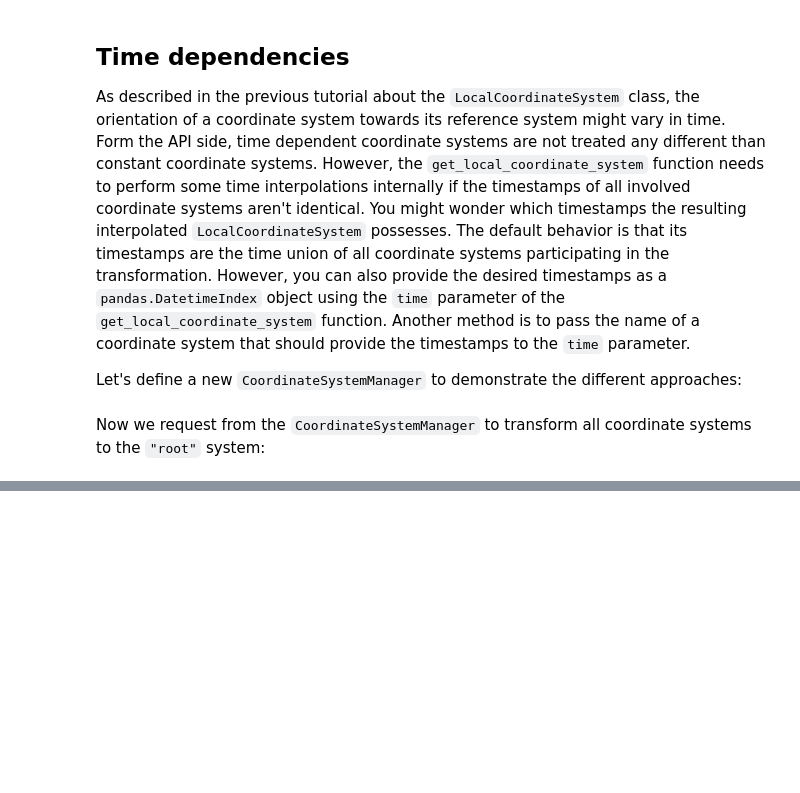
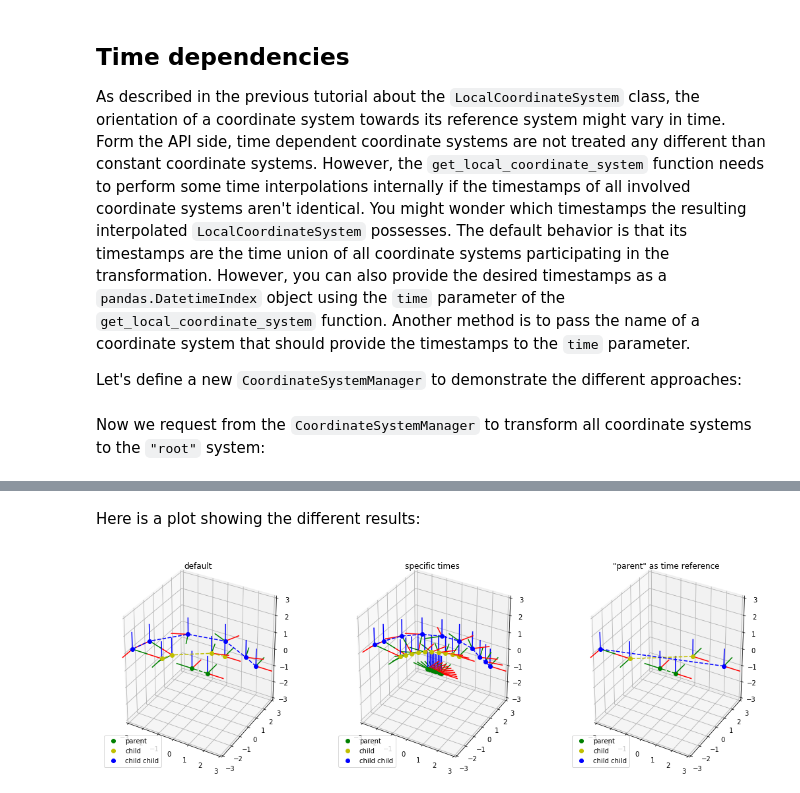
Before and after one commit to BAMWelDX/weldx, a Jupyter notebook: tutorials/transformations_02_coordinate_system_manager.ipynb, the cells around one changed output, grey strips where cells are left out. Saved outputs shown, nothing was run; the diff lists cells and outputs as text; code cells hidden in the pictures; blank space fills up the shorter version.

```diff
--- a/tutorials/transformations_02_coordinate_system_manager.ipynb
+++ b/tutorials/transformations_02_coordinate_system_manager.ipynb
@@ -295,0 +278,64 @@ Canvas(toolbar=Toolbar(toolitems=[('Home', 'Reset original view', 'home', 'home'
+# %% [markdown]
+Here is a plot showing the different results:
+# %%
+def plot_time_dependent_coordinate_system(lcs, name, color, ax):
+    coords = []
+    for i in range(len(lcs.time)):
+        label = None
+        if i == 0:
+            label = name
+        vs.plot_coordinate_system(lcs, ax, color=color, label=label, time_idx=i)
+        coords.append(lcs.coordinates[i].data)
+
+    line_params = "--" + color
+    coords = np.array(coords)
+    ax.plot(coords[:, 0], coords[:, 1], coords[:, 2], line_params)
+
+
+def plot_all_interpolated_coordinate_systems(
+    lcs_parent, lcs_child, lcs_childchild, title, ax
+):
+    plot_time_dependent_coordinate_system(lcs_parent, "parent", "g", ax)
+    plot_time_dependent_coordinate_system(lcs_child, "child", "y", ax)
+    plot_time_dependent_coordinate_system(lcs_childchild, "child child", "b", ax)
+
+    ax.set_xlim([-3, 3])
+    ax.set_ylim([-3, 3])
+    ax.set_zlim([-3, 3])
+    ax.set_title(title)
+    ax.legend(loc="lower left")
+
+
+fig_tdp = plt.figure()
+fig_tdp.set_size_inches(18, 6)
+gs_tdp = fig_tdp.add_gridspec(1, 3)
+ax_0_tdp = fig_tdp.add_subplot(gs_tdp[0, 0], projection="3d")
+ax_1_tdp = fig_tdp.add_subplot(gs_tdp[0, 1], projection="3d")
+ax_2_tdp = fig_tdp.add_subplot(gs_tdp[0, 2], projection="3d")
+
+
+plot_all_interpolated_coordinate_systems(
+    lcs_parent_in_root_default,
+    lcs_child_in_root_default,
+    lcs_childchild_in_root_default,
+    "default",
+    ax_0_tdp,
+)
+
+plot_all_interpolated_coordinate_systems(
+    lcs_parent_in_root_time,
+    lcs_child_in_root_time,
+    lcs_childchild_in_root_time,
+    "specific times",
+    ax_1_tdp,
+)
+
+plot_all_interpolated_coordinate_systems(
+    lcs_parent_in_root_ref,
+    lcs_child_in_root_ref,
+    lcs_childchild_in_root_ref,
+    '"parent" as time reference',
+    ax_2_tdp,
+)
+# %% [output]
+[figure, added]
```
Also changed, not shown: parts of 18 cells of this notebook, 1 other file.
